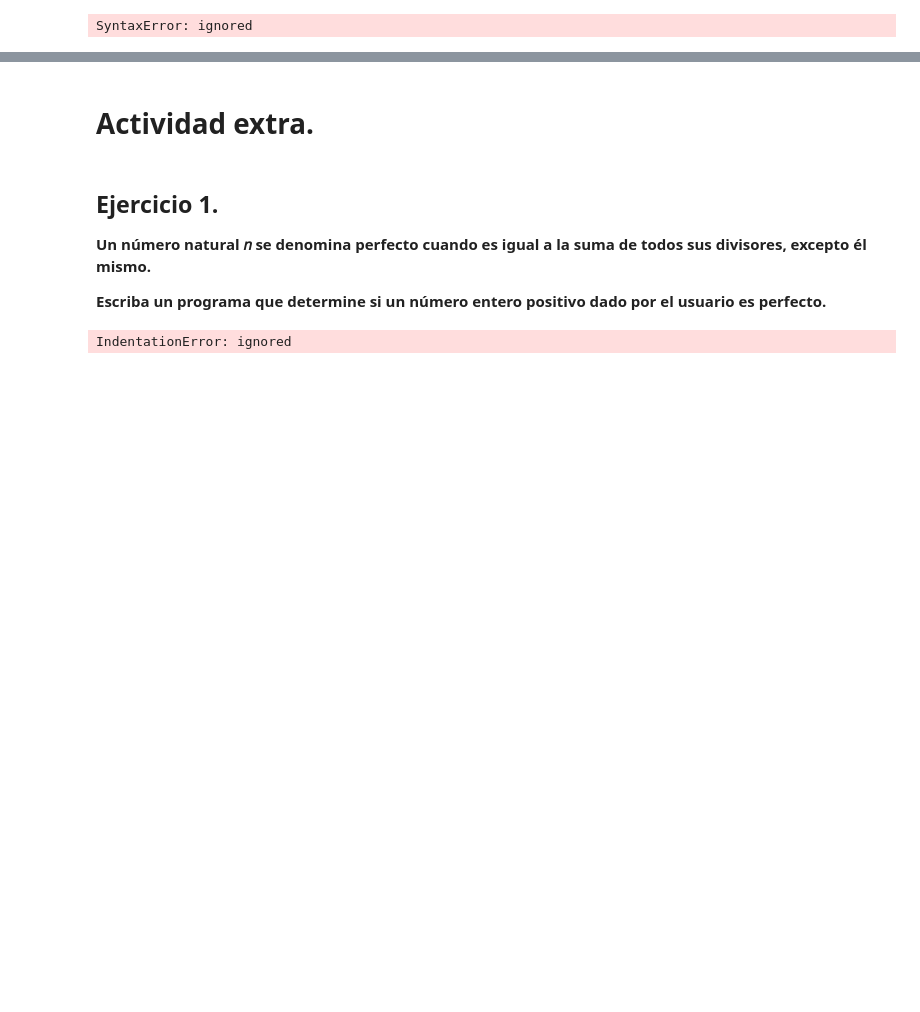
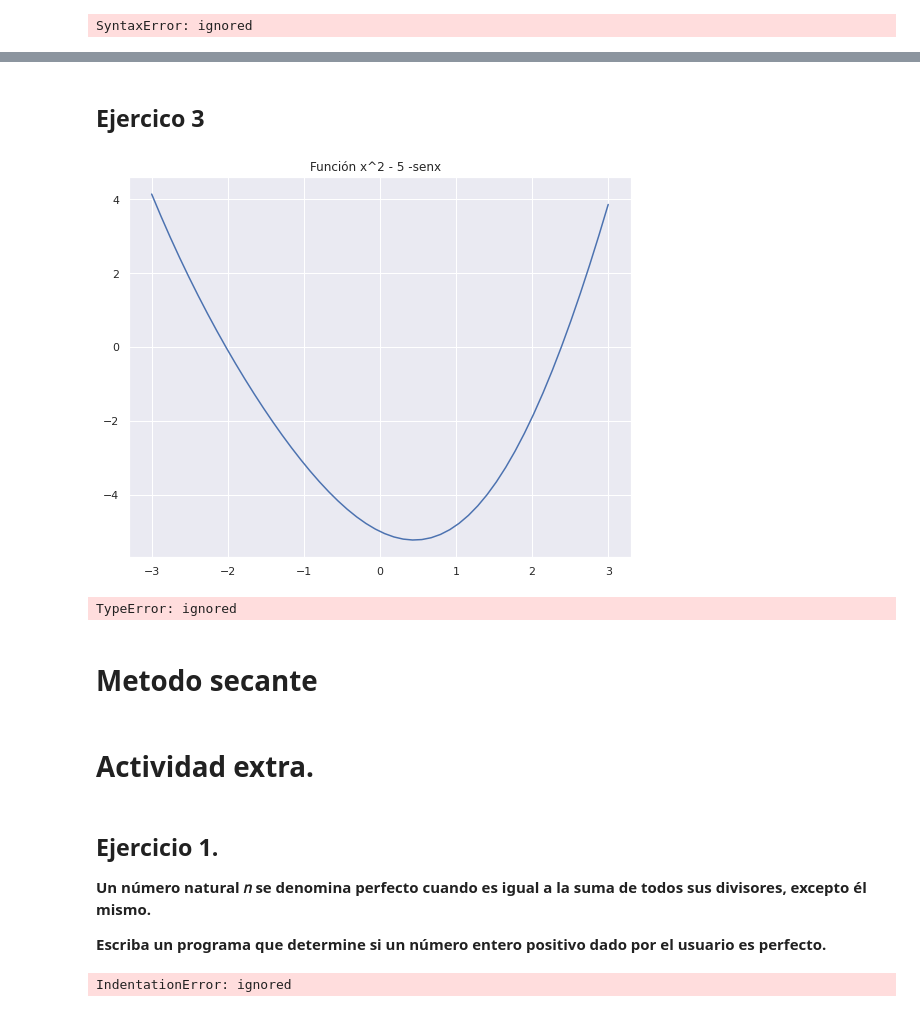
Before and after one commit to ADRIANVM117/proyectos_propios, a Jupyter notebook: actuaria/metodos_numericos/metodos_numericos.ipynb, the cells around one changed output, grey strips where cells are left out. Saved outputs shown, nothing was run; the diff lists cells and outputs as text; code cells hidden in the pictures; blank space fills up the shorter version.

```diff
--- a/actuaria/metodos_numericos/metodos_numericos.ipynb
+++ b/actuaria/metodos_numericos/metodos_numericos.ipynb
@@ -87,0 +108,28 @@ SyntaxError: ignored
+# %%
+def f(x): return 2**x +x - 1
+x = np.linspace(-3,3,50)
+y = f(x)
+
+# Metodo de  falsa posición
+a = float(2)
+b =float(3)
+t = 0.001 # tolerancia
+r = (a*f(b) - b*f(a))/ (f(b) - f(a)) # error
+e = b -a # error exacto
+
+while e > t:
+  if f(r) == 0:
+    e = 0
+  else:
+    if f(a) * f(b)< 0:
+      b = r
+    else:
+      a = r
+
+  r = a*f(b) - b*f(a)/ f(b) - f(a) # error
+  e = (b -a) / 2
+  k=+1
+
+print('La raiz vale {:.3f}'.format(r))
+print('El error vale {:.3f}'.format(e))
+print('Numero de iteraciones {:.3f}'.format(k))
@@ -88,3 +166,38 @@ SyntaxError: ignored
+# %% [markdown]
+## Ejercico 3
+# %%
+def f(x): return x**2  - 5  -  np.sin(x)
+x = np.linspace(-3,3,50)
+y = f(x)
+import seaborn as sns
+sns.set()
+plt.figure(figsize=(9,7))
+plt.plot(x,y, )
+plt.title('Función x^2 - 5 -senx  ')
+plt.show()
+# %% [output]
+[figure, added]
+# %%
+# Metodo de  falsa posición
+x = np.linspace(-3,3,50)
+a =  x**2  - 5  -  np.sin(x)
+def g(x): return sym.diff(a)
+
+t = 0.1 # tolerancia
+e = np.Infinity # error infinito
+r = -3 # semilla
+
+while e > t:
+  r_0 = r
+  r = r_0 - f(r_0) / sym.diff(r_0)
+  e = np.abs(r - r_0)
+
+print('La raiz vale {:.3f}'.format(r))
+print('El error vale {:.3f}'.format(e))
+# %% [output]
+TypeError: ignored
+# %% [markdown]
+# Metodo secante
 # %% [markdown]
 # Actividad extra.
 # %% [markdown]
```
Also changed, not shown: parts of 13 cells of this notebook.
